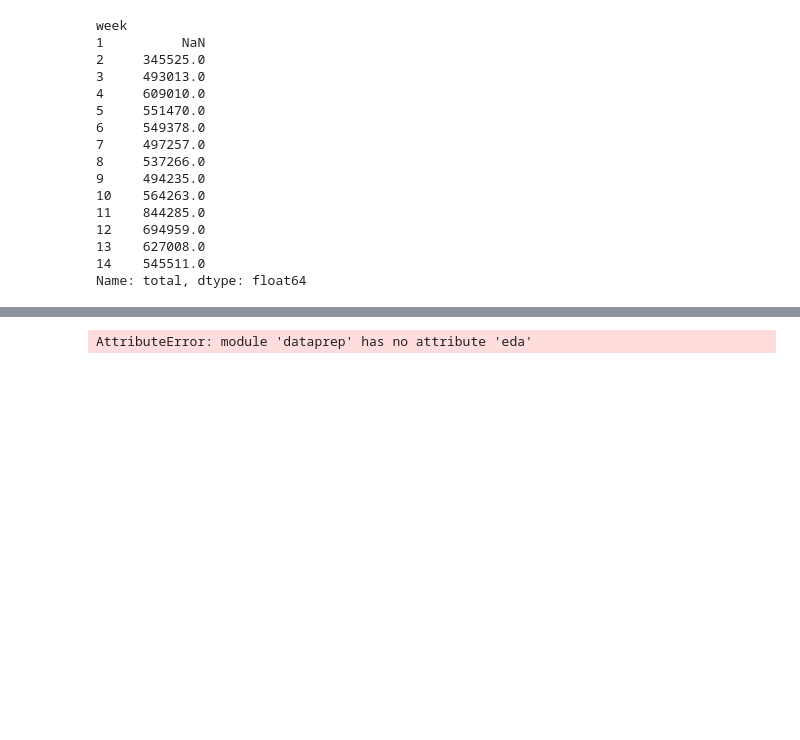
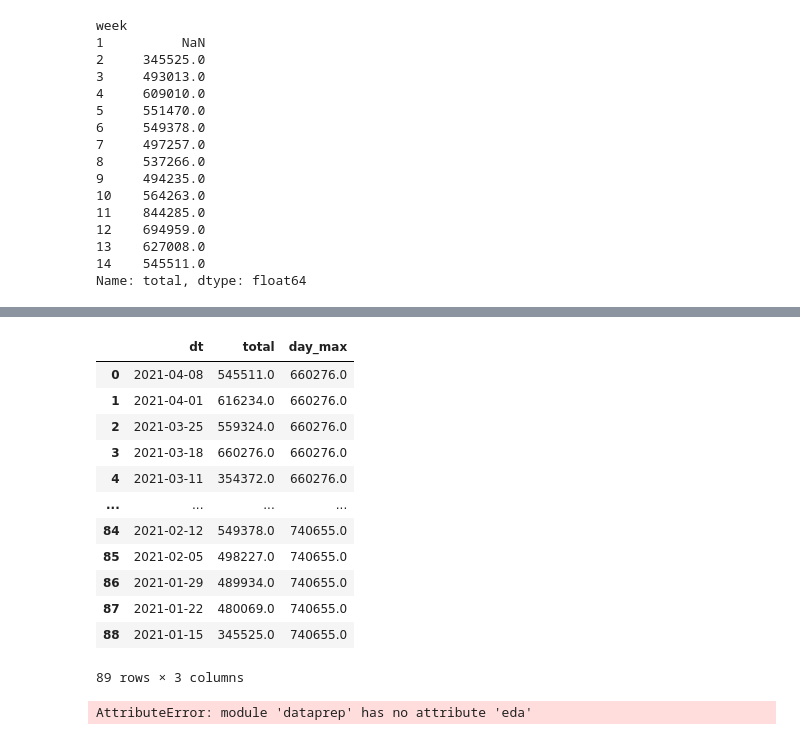
Before and after one commit to tristar82/uk_covid_vax_rates, a Jupyter notebook: code/EDA.ipynb, the cells around one changed output, grey strips where cells are left out. Drawn from its saved outputs; the diff is of its cells as text; code cells hidden in the pictures; blank space fills up the shorter version.

```diff
--- a/code/EDA.ipynb
+++ b/code/EDA.ipynb
@@ -108,3 +158,19 @@ generated new fontManager
+# %%
+dtd_ts
+# %% [output]
+|  | dt | total | day_max |
+| 0 | 2021-04-08 | 545511.0 | 660276.0 |
+| 1 | 2021-04-01 | 616234.0 | 660276.0 |
+| 2 | 2021-03-25 | 559324.0 | 660276.0 |
+| 3 | 2021-03-18 | 660276.0 | 660276.0 |
+| 4 | 2021-03-11 | 354372.0 | 660276.0 |
+| ... | ... | ... | ... |
+| 84 | 2021-02-12 | 549378.0 | 740655.0 |
+| 85 | 2021-02-05 | 498227.0 | 740655.0 |
+| 86 | 2021-01-29 | 489934.0 | 740655.0 |
+| 87 | 2021-01-22 | 480069.0 | 740655.0 |
+| 88 | 2021-01-15 | 345525.0 | 740655.0 |
+89 rows × 3 columns
 # %%
 # %% [output]
 AttributeError: module 'dataprep' has no attribute 'eda'
```
Also changed, not shown: parts of 14 cells of this notebook, 1 other file.
